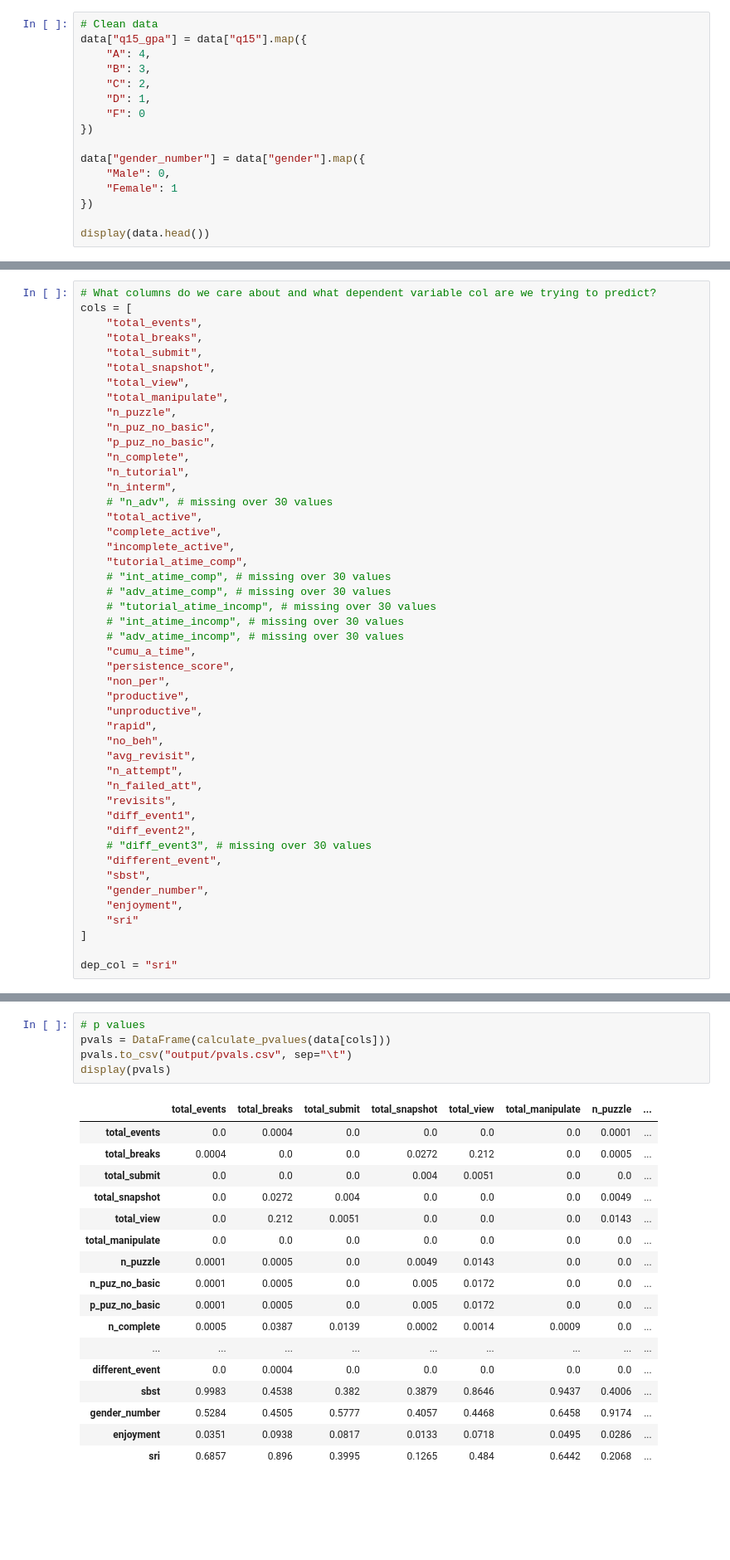
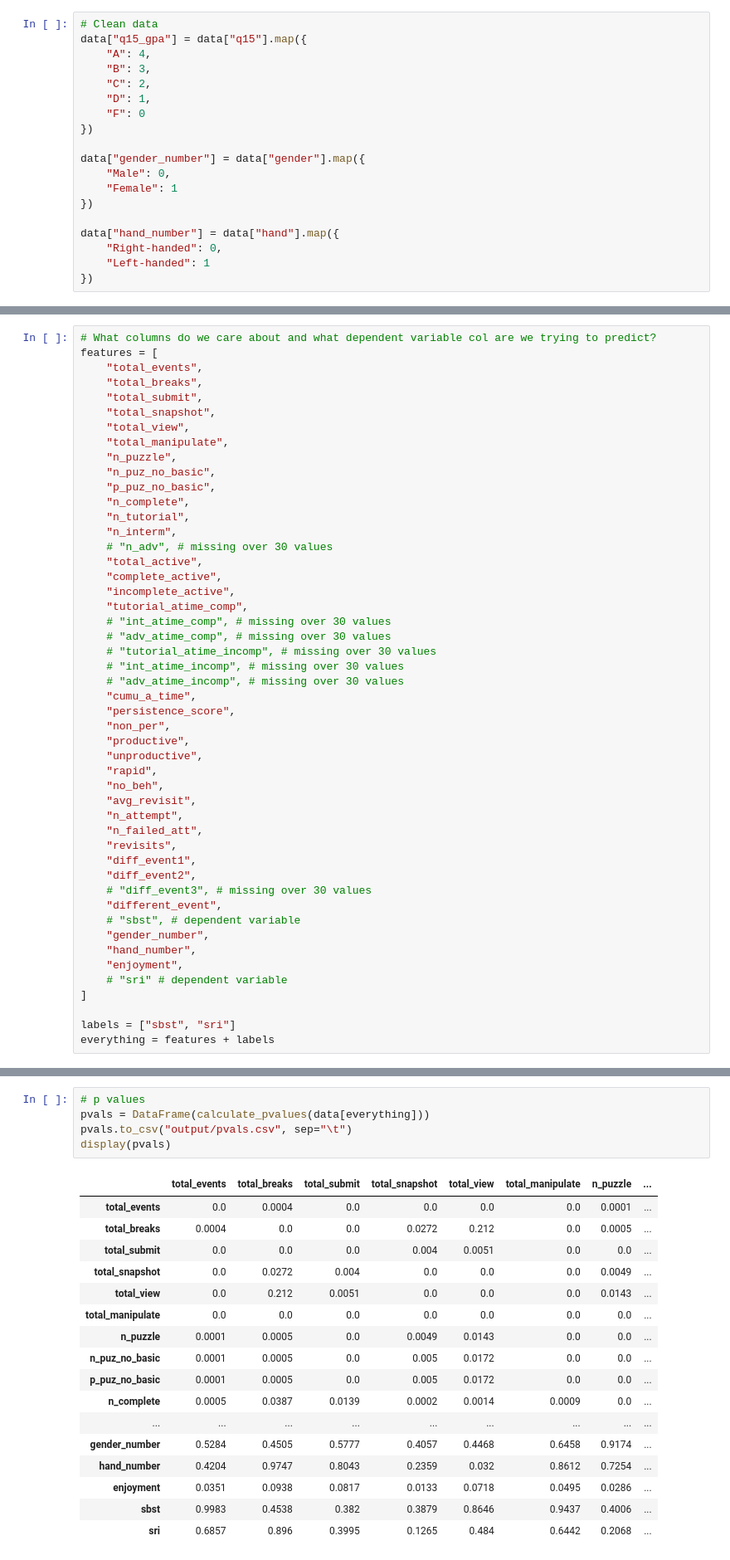
Before and after one commit to Complex-Play-Lab/ShadowspectRandomForest, a Jupyter notebook: main.ipynb, the cells around one changed output, grey strips where cells are left out. Shown at 83% size. Saved outputs shown, nothing was run; the diff lists cells and outputs as text; blank space fills up the shorter version.

```diff
--- a/main.ipynb
+++ b/main.ipynb
@@ -66,4 +56,7 @@ data["gender_number"] = data["gender"].map({
     "Female": 1
 })
 
-display(data.head())
+data["hand_number"] = data["hand"].map({
+    "Right-handed": 0,
+    "Left-handed": 1
+})
@@ -101,6 +76,6 @@ display(data.head())
 # %%
 # What columns do we care about and what dependent variable col are we trying to predict?
-cols = [
+features = [
     "total_events",
     "total_breaks",
     "total_submit",
@@ -138,13 +113,15 @@ cols = [
     "diff_event2",
     # "diff_event3", # missing over 30 values
     "different_event",
-    "sbst",
+    # "sbst", # dependent variable
     "gender_number",
+    "hand_number",
     "enjoyment",
-    "sri"
+    # "sri" # dependent variable
 ]
 
-dep_col = "sri"
+labels = ["sbst", "sri"]
+everything = features + labels
 # %% [markdown]
 # Descriptive Stats
 # %%
@@ -196,23 +193,23 @@ display(corr)
 # %%
 # p values
-pvals = DataFrame(calculate_pvalues(data[cols]))
+pvals = DataFrame(calculate_pvalues(data[everything]))
 pvals.to_csv("output/pvals.csv", sep="\t")
 display(pvals)
 # %% [output]
 |  | total_events | total_breaks | total_submit | total_snapshot | total_view | total_manipulate | n_puzzle | ... |
 | total_events | 0.0 | 0.0004 | 0.0 | 0.0 | 0.0 | 0.0 | 0.0001 | ... |
 | total_breaks | 0.0004 | 0.0 | 0.0 | 0.0272 | 0.212 | 0.0 | 0.0005 | ... |
 | total_submit | 0.0 | 0.0 | 0.0 | 0.004 | 0.0051 | 0.0 | 0.0 | ... |
 | total_snapshot | 0.0 | 0.0272 | 0.004 | 0.0 | 0.0 | 0.0 | 0.0049 | ... |
 | total_view | 0.0 | 0.212 | 0.0051 | 0.0 | 0.0 | 0.0 | 0.0143 | ... |
 | total_manipulate | 0.0 | 0.0 | 0.0 | 0.0 | 0.0 | 0.0 | 0.0 | ... |
 | n_puzzle | 0.0001 | 0.0005 | 0.0 | 0.0049 | 0.0143 | 0.0 | 0.0 | ... |
 | n_puz_no_basic | 0.0001 | 0.0005 | 0.0 | 0.005 | 0.0172 | 0.0 | 0.0 | ... |
 | p_puz_no_basic | 0.0001 | 0.0005 | 0.0 | 0.005 | 0.0172 | 0.0 | 0.0 | ... |
 | n_complete | 0.0005 | 0.0387 | 0.0139 | 0.0002 | 0.0014 | 0.0009 | 0.0 | ... |
 | ... | ... | ... | ... | ... | ... | ... | ... | ... |
-| different_event | 0.0 | 0.0004 | 0.0 | 0.0 | 0.0 | 0.0 | 0.0 | ... |
+| gender_number | 0.5284 | 0.4505 | 0.5777 | 0.4057 | 0.4468 | 0.6458 | 0.9174 | ... |
+| hand_number | 0.4204 | 0.9747 | 0.8043 | 0.2359 | 0.032 | 0.8612 | 0.7254 | ... |
+| enjoyment | 0.0351 | 0.0938 | 0.0817 | 0.0133 | 0.0718 | 0.0495 | 0.0286 | ... |
 | sbst | 0.9983 | 0.4538 | 0.382 | 0.3879 | 0.8646 | 0.9437 | 0.4006 | ... |
-| gender_number | 0.5284 | 0.4505 | 0.5777 | 0.4057 | 0.4468 | 0.6458 | 0.9174 | ... |
-| enjoyment | 0.0351 | 0.0938 | 0.0817 | 0.0133 | 0.0718 | 0.0495 | 0.0286 | ... |
 | sri | 0.6857 | 0.896 | 0.3995 | 0.1265 | 0.484 | 0.6442 | 0.2068 | ... |
```
Also changed, not shown: parts of 18 cells of this notebook, 6 other files.
